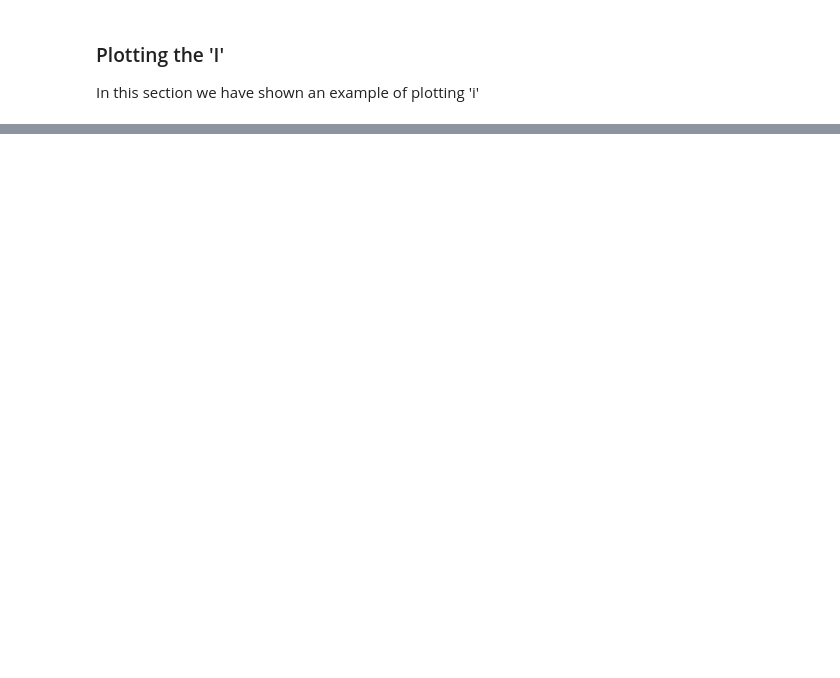
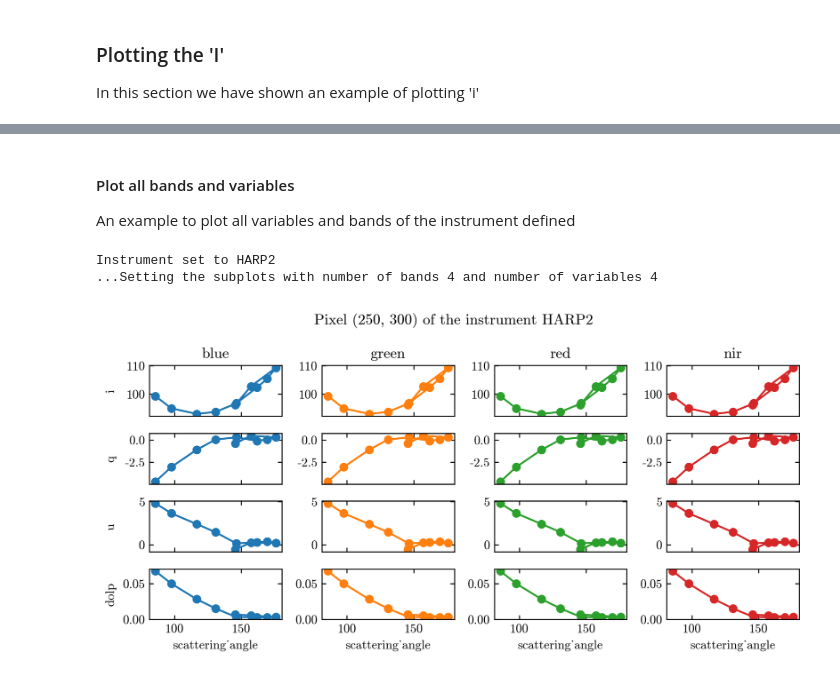
Before and after one commit to aninramesh/nasa-pace-data-reader, a Jupyter notebook: Examples/L1C-example.ipynb, the cells around one changed output, grey strips where cells are left out. Saved outputs shown, nothing was run; the diff lists cells and outputs as text; code cells hidden in the pictures; blank space fills up the shorter version.

```diff
--- a/Examples/L1C-example.ipynb
+++ b/Examples/L1C-example.ipynb
@@ -64,0 +76,14 @@ setting dpi to %dppi 300
+# %% [markdown]
+#### Plot all bands and variables
+
+An example to plot all variables and bands of the instrument defined
+# %%
+# define the wavelengths and variables to plot
+plt_.setInstrument()
+
+# plot all vars and bands
+plt_.plotPixelVars(pixel[0], pixel[1])
+# %% [output]
+Instrument set to HARP2
+...Setting the subplots with number of bands 4 and number of variables 4
+[figure, added]
```
Also changed, not shown: parts of 7 cells of this notebook, 4 other files.
